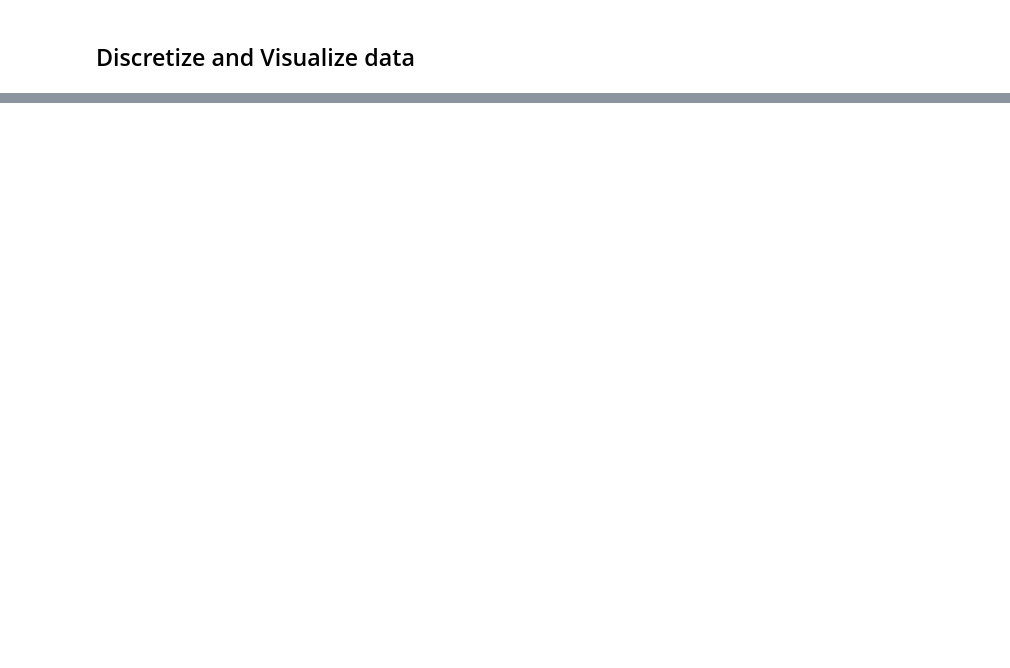
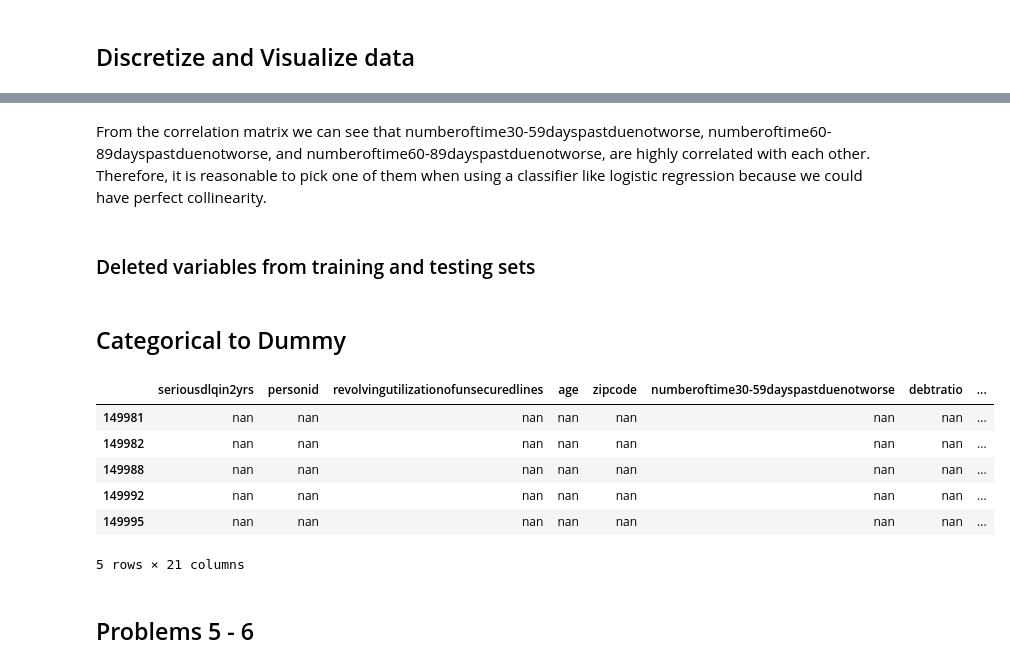
Before and after one commit to ju-arroyom/ML-Pub-Policy, a Jupyter notebook: hw2/ML-PS2.ipynb, the cells around one changed output, grey strips where cells are left out. Saved outputs shown, nothing was run; the diff lists cells and outputs as text; code cells hidden in the pictures; blank space fills up the shorter version.

```diff
--- a/hw2/ML-PS2.ipynb
+++ b/hw2/ML-PS2.ipynb
@@ -335,0 +338,4 @@ numberofdependents                                 1.000
+# %% [markdown]
+From the correlation matrix we can see that numberoftime30-59dayspastduenotworse, numberoftime60-89dayspastduenotworse, and numberoftime60-89dayspastduenotworse, are highly correlated with each other. Therefore, it is reasonable to pick one of them when using a classifier like logistic regression because we could have perfect collinearity.
+# %% [markdown]
+### Deleted variables from training and testing sets
@@ -335,0 +352,27 @@ numberofdependents                                 1.000
+# %% [markdown]
+## Categorical to Dummy
+# %%
+def dummify(data, col_name):
+    '''
+    Given a pandas dataframe and a column name
+    creates dummy variables indicating whether the
+    category was present or not.
+    '''
+    dummy = pd.get_dummies(data[col_name])
+    df_add_dummy = pd.concat([data, dummy])
+    return df_add_dummy
+# %%
+del df_com['bins_age']
+del df_com['bins_monthlyincome']
+df_com['zipcode'].astype("category")
+dummify(df_com, 'zipcode').tail()
+# %% [output]
+|  | seriousdlqin2yrs | personid | revolvingutilizationofunsecuredlines | age | zipcode | numberoftime30-59dayspastduenotworse | debtratio | ... |
+| 149981 | nan | nan | nan | nan | nan | nan | nan | ... |
+| 149982 | nan | nan | nan | nan | nan | nan | nan | ... |
+| 149988 | nan | nan | nan | nan | nan | nan | nan | ... |
+| 149992 | nan | nan | nan | nan | nan | nan | nan | ... |
+| 149995 | nan | nan | nan | nan | nan | nan | nan | ... |
+5 rows × 21 columns
+# %% [markdown]
+## Problems 5 - 6
```
Also changed, not shown: parts of 67 cells of this notebook, 2 other files.
